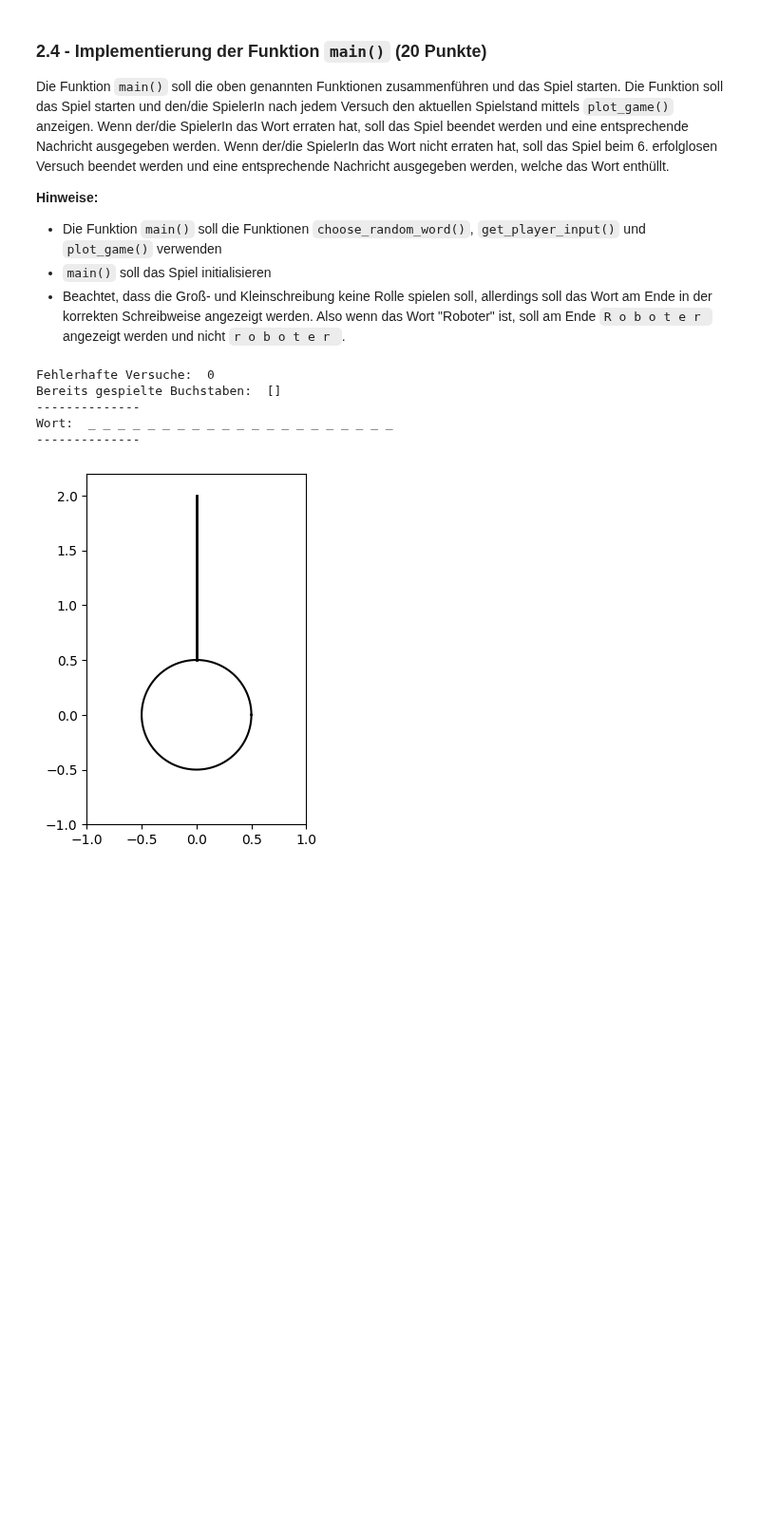
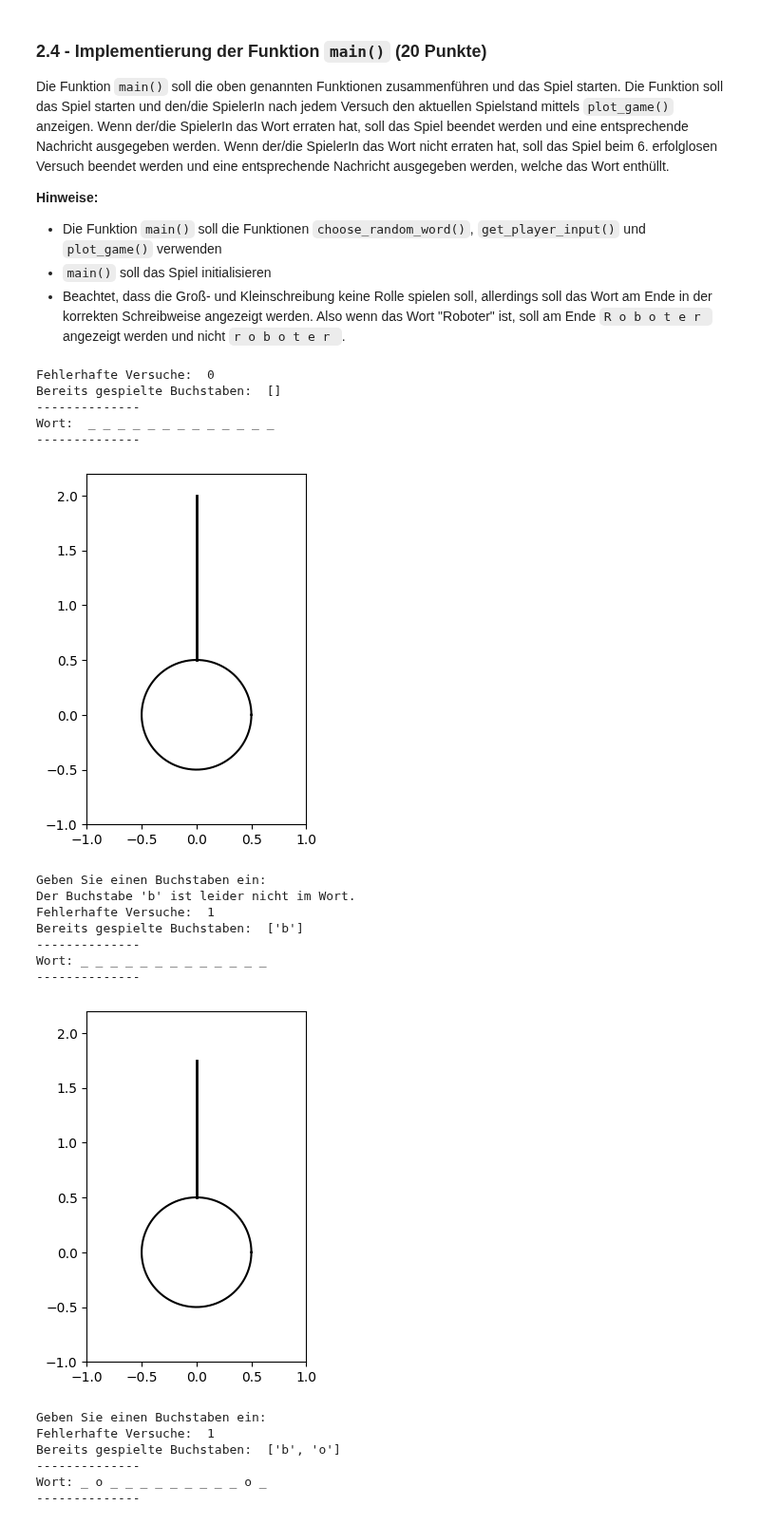
Before and after one commit to martaberdnik/githubtestting, a Jupyter notebook: hausaufgabe1.ipynb, the cells around one changed output. Shown at 95% size. Drawn from its saved outputs; the diff is of its cells as text; code cells hidden in the pictures; blank space fills up the shorter version.

```diff
--- a/hausaufgabe1.ipynb
+++ b/hausaufgabe1.ipynb
@@ -358,27 +360,60 @@ Die Funktion ``main()`` soll die oben genannten Funktionen zusammenführen und d
 # %%
 def main():
     words = ["Hallo", "Hausaufgabe", "Python", "Programmieren", "Kurs", "Semester", "Ferien", "Universität", "Informatik", "Berlin", "Technologie", "Computer", "Mensch", "Roboter", "Forschung", "Mathematik", "Psychologie", "Kreativität", "Bildung", "Wissenschaft", "Kunst", "Musik", "Geschichte", "Politik", "Philosophie", "Literatur", "Sprache", "Kultur", "Sport", "Gesundheit", "Ernährung", "Natur", "Umwelt", "Technik", "Wirtschaft", "Gesellschaft", "Zukunft", "Vergangenheit", "Gegenwart", "Leben", "Freundschaft" "Beziehung", "Kommunikation", "Kooperation", "Konflikt","Gerechtigkeit", "Demokratie", "Verantwortung", "Fiktion", "Realität", "Traum", "Wahrheit", "Lüge", "Geheimnis", "Abenteuer", "Reise", "Entdeckung", "Entwicklung", "Veränderung", "Bewegung", "Chaos", "Ordnung", "Struktur", "System", "Organisation", "Planung",  "Methode", "Werkzeug", "Maschine", "Anwendung", "Funktion", "Entscheidung"]
     played_letters = []
     wrong_attempts = 0
-
     ### ----------------- ###
     ### Hier euren Code einfügen ###
     # TODO:
     # - ruft choose_random_word() mit der words-Liste auf und speichert das Ergebnis in der Variable word
-    choose_random_word(words)
+    word = choose_random_word(words)
     # - nutzt eure Funktionen plot_game() und get_player_input() um das Spiel zu starten
-    plot_game(choose_random_word(words), played_letters = [], wrong_attempts=0)
+    #gameloop as long as the player has made fewer than 6 mistakes
+    while wrong_attempts < 6:
+        plot_game(word, played_letters, wrong_attempts)
+
     # - das Spiel soll so lange laufen, bis das Wort erraten wurde oder 6 falsche Versuche gemacht wurden
+    #assuming the player has won, checks, break and return end the function
+        won = True
+        for letter in word:
+            if letter.lower() not in played_letters:
+                won = False
+                break
 
+        if won:
+            print(f"Sie haben das Wort '{word}' erfolgreich erraten!")
+            return
+
+        played_letters, input_letter = get_player_input(played_letters)
     # - plot_game() soll dabei nach jedem Zug aufgerufen werden um den aktuellen Spielstand zu visualisieren
     # - nach dem Spiel soll das Ergebnis ausgegeben mittels print() werden (gewonnen oder verloren)
+        if input_letter not in word.lower():
+            wrong_attempts += 1
+            print(f"Der Buchstabe '{input_letter}' ist leider nicht im Wort.")
+    #actualize after 6 attempts
+    plot_game(word, played_letters, wrong_attempts)
+    print(f"Die Bombe ist explodiert. Das gesuchte Wort war: '{word}'")
     ### ----------------- ###
 # Hier wird main aufgerufen, um das Spiel zu starten
 main()
 # %% [output]
 Fehlerhafte Versuche:  0
 Bereits gespielte Buchstaben:  []
 --------------
-Wort:  _ _ _ _ _ _ _ _ _ _ _ _ _ _ _ _ _ _ _ _ _
+Wort:  _ _ _ _ _ _ _ _ _ _ _ _ _
 --------------
 [figure]
+Geben Sie einen Buchstaben ein:
+Der Buchstabe 'b' ist leider nicht im Wort.
+Fehlerhafte Versuche:  1
+Bereits gespielte Buchstaben:  ['b']
+--------------
+Wort: _ _ _ _ _ _ _ _ _ _ _ _ _
+--------------
+[figure, added]
+Geben Sie einen Buchstaben ein:
+Fehlerhafte Versuche:  1
+Bereits gespielte Buchstaben:  ['b', 'o']
+--------------
+Wort: _ o _ _ _ _ _ _ _ _ _ o _
+--------------
```
Also changed, not shown: parts of 4 cells of this notebook.
